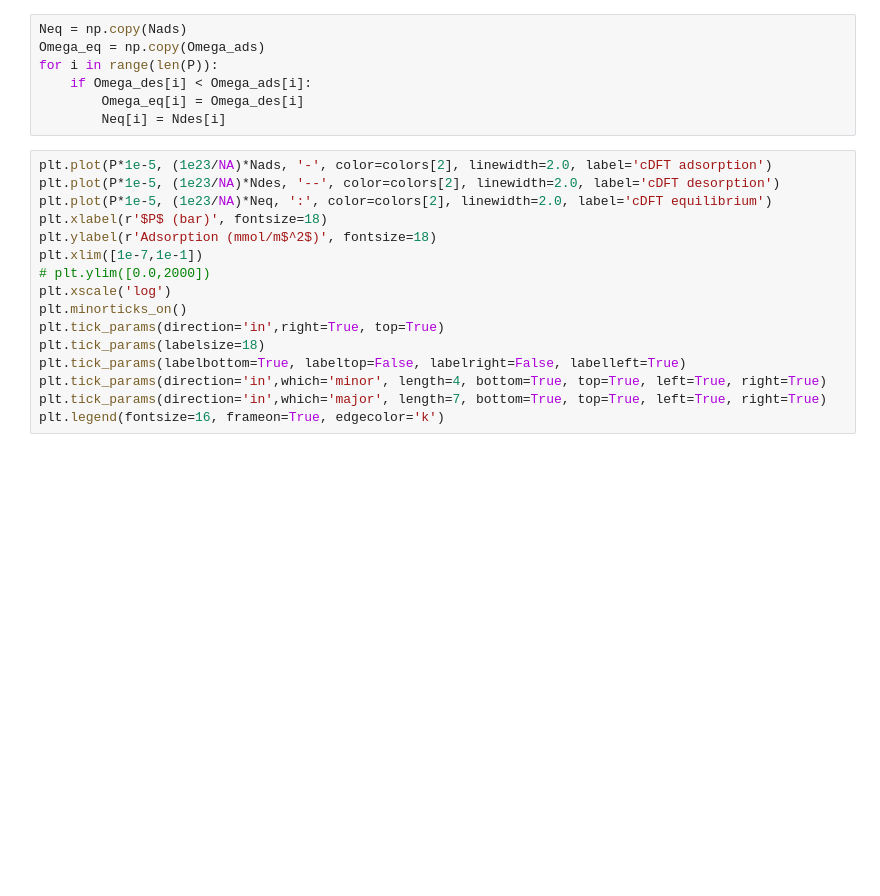
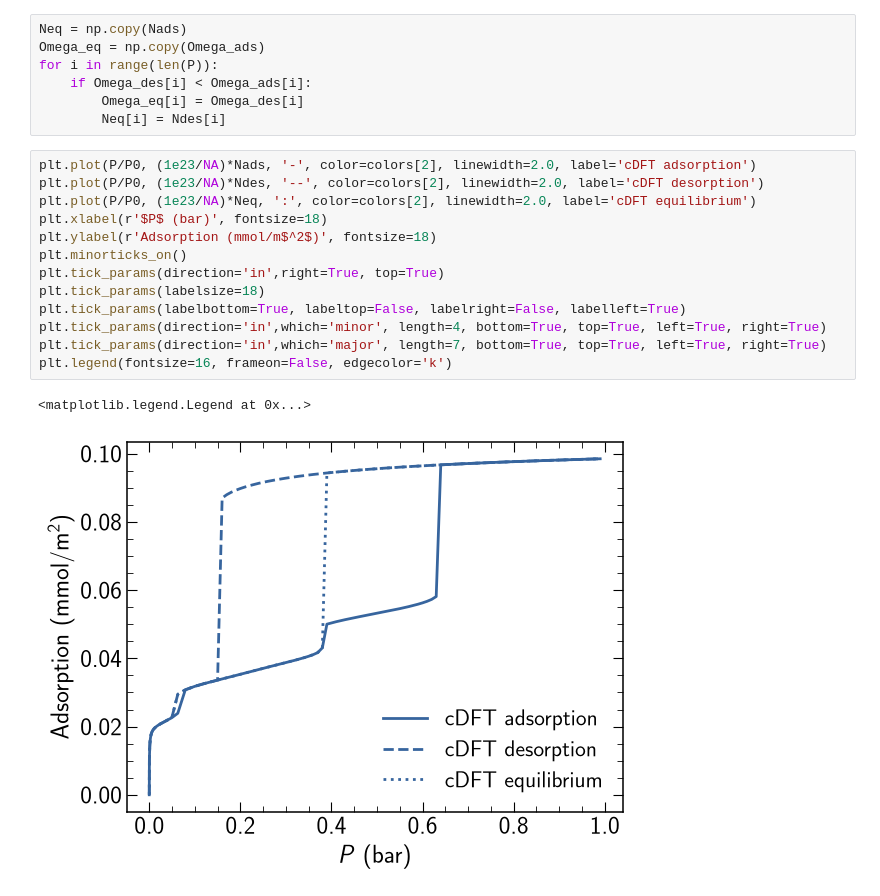
Before and after one commit to lucas-j-santos/LJS-cDFT, a Jupyter notebook: examples/n2_slit.ipynb, the cells around one changed output. Cells and saved outputs as stored; diff of their text form; blank space fills up the shorter version.

```diff
--- a/examples/n2_slit.ipynb
+++ b/examples/n2_slit.ipynb
@@ -122,21 +169,21 @@ for i in range(len(P)):
         Omega_eq[i] = Omega_des[i]
         Neq[i] = Ndes[i]
 # %%
-plt.plot(P*1e-5, (1e23/NA)*Nads, '-', color=colors[2], linewidth=2.0, label='cDFT adsorption')
-plt.plot(P*1e-5, (1e23/NA)*Ndes, '--', color=colors[2], linewidth=2.0, label='cDFT desorption')
-plt.plot(P*1e-5, (1e23/NA)*Neq, ':', color=colors[2], linewidth=2.0, label='cDFT equilibrium')
+plt.plot(P/P0, (1e23/NA)*Nads, '-', color=colors[2], linewidth=2.0, label='cDFT adsorption')
+plt.plot(P/P0, (1e23/NA)*Ndes, '--', color=colors[2], linewidth=2.0, label='cDFT desorption')
+plt.plot(P/P0, (1e23/NA)*Neq, ':', color=colors[2], linewidth=2.0, label='cDFT equilibrium')
 plt.xlabel(r'$P$ (bar)', fontsize=18)
 plt.ylabel(r'Adsorption (mmol/m$^2$)', fontsize=18)
-plt.xlim([1e-7,1e-1])
-# plt.ylim([0.0,2000])
-plt.xscale('log')
 plt.minorticks_on()
 plt.tick_params(direction='in',right=True, top=True)
 plt.tick_params(labelsize=18)
 plt.tick_params(labelbottom=True, labeltop=False, labelright=False, labelleft=True)
 plt.tick_params(direction='in',which='minor', length=4, bottom=True, top=True, left=True, right=True)
 plt.tick_params(direction='in',which='major', length=7, bottom=True, top=True, left=True, right=True)
-plt.legend(fontsize=16, frameon=True, edgecolor='k')
+plt.legend(fontsize=16, frameon=False, edgecolor='k')
+# %% [output]
+<matplotlib.legend.Legend at 0x...>
+[figure, added]
 # %%
 colors = sns.color_palette("mako")
 
```
Also changed, not shown: parts of 8 cells of this notebook, 1 other file.
